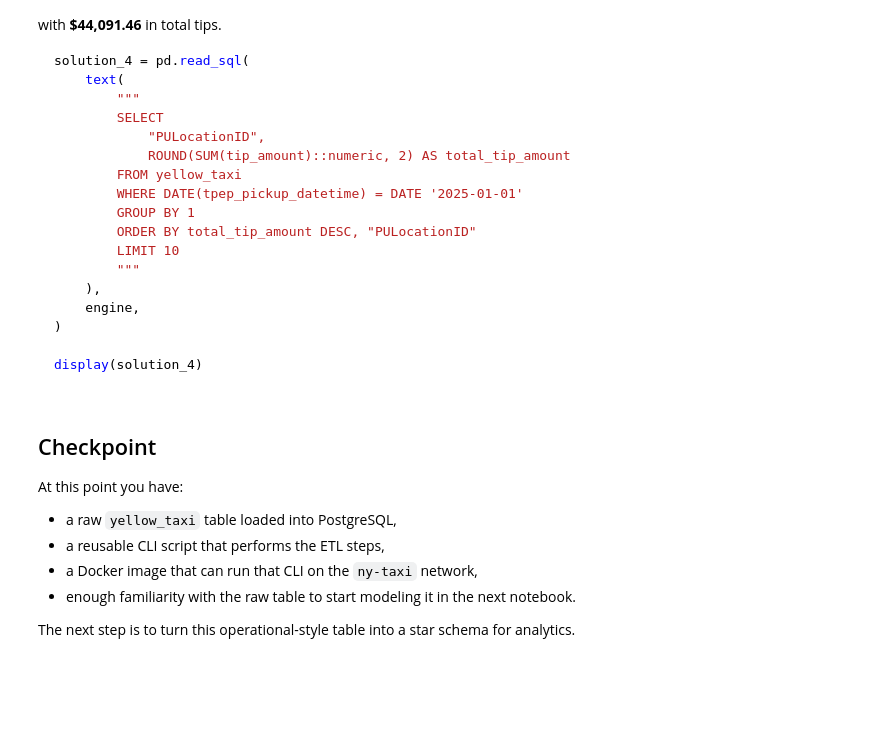
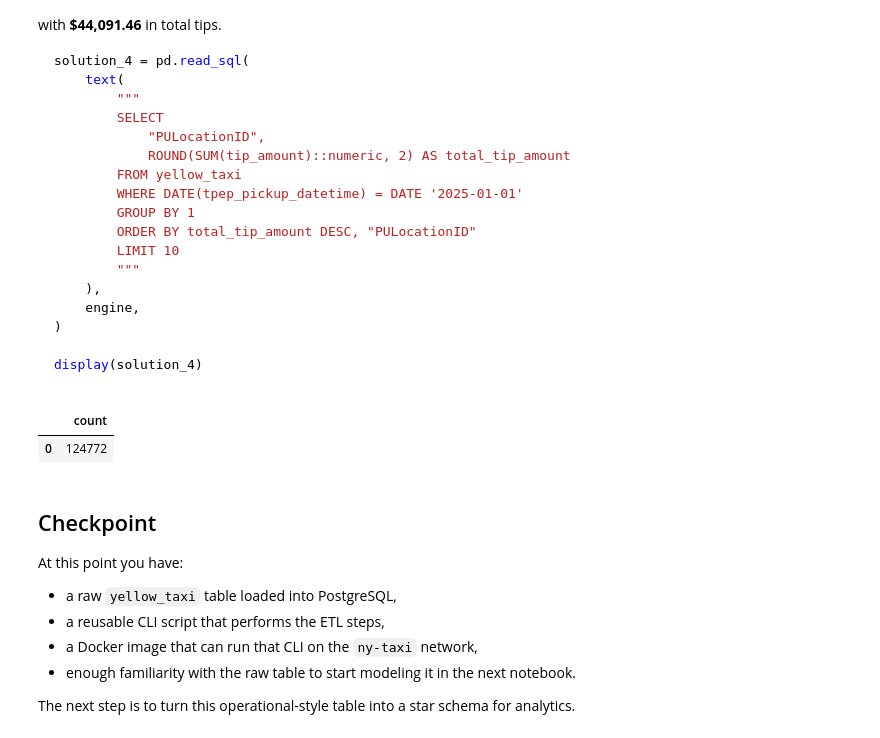
Before and after one commit to Jassalam/mle-data-pipeline-and-modeling, a Jupyter notebook: 02-load-data.ipynb, the cells around one changed output. Drawn from its saved outputs; the diff is of its cells as text; code cells hidden in the pictures; folded sections open; blank space fills up the shorter version.

````diff
--- a/02-load-data.ipynb
+++ b/02-load-data.ipynb
@@ -106,7 +153,9 @@ This notebook expects the database from chapter 1 to be running at `localhost:54
 
 `create_engine(...)` creates a connection factory, not an immediate live connection. That is why the next cell performs an explicit `SELECT 1`: it forces a quick preflight check and gives a clear error before the heavy load step starts.
 # %%
-CONNECTION_URL = "postgresql://postgres:postgres@localhost:5432/ny_taxi"
+#CONNECTION_URL = "postgresql://postgres:postgres@localhost:5432/ny_taxi"
+
+CONNECTION_URL = "postgresql+psycopg2://postgres:postgres@localhost:5432/ny_taxi"
 engine = create_engine(CONNECTION_URL)
 
 try:
@@ -429,6 +532,16 @@ display(solution_4)
 ```
 
 </details>
+# %%
+pd.read_sql(text("""
+    SELECT COUNT(*)
+    FROM yellow_taxi
+    WHERE DATE(tpep_pickup_datetime) = DATE '2025-01-15'
+      AND DATE(tpep_dropoff_datetime) = DATE '2025-01-15'
+"""), engine)
+# %% [output]
+|  | count |
+| 0 | 124772 |
 # %% [markdown]
 ## Checkpoint
 
````
Also changed, not shown: parts of 9 cells of this notebook, 3 other files.
